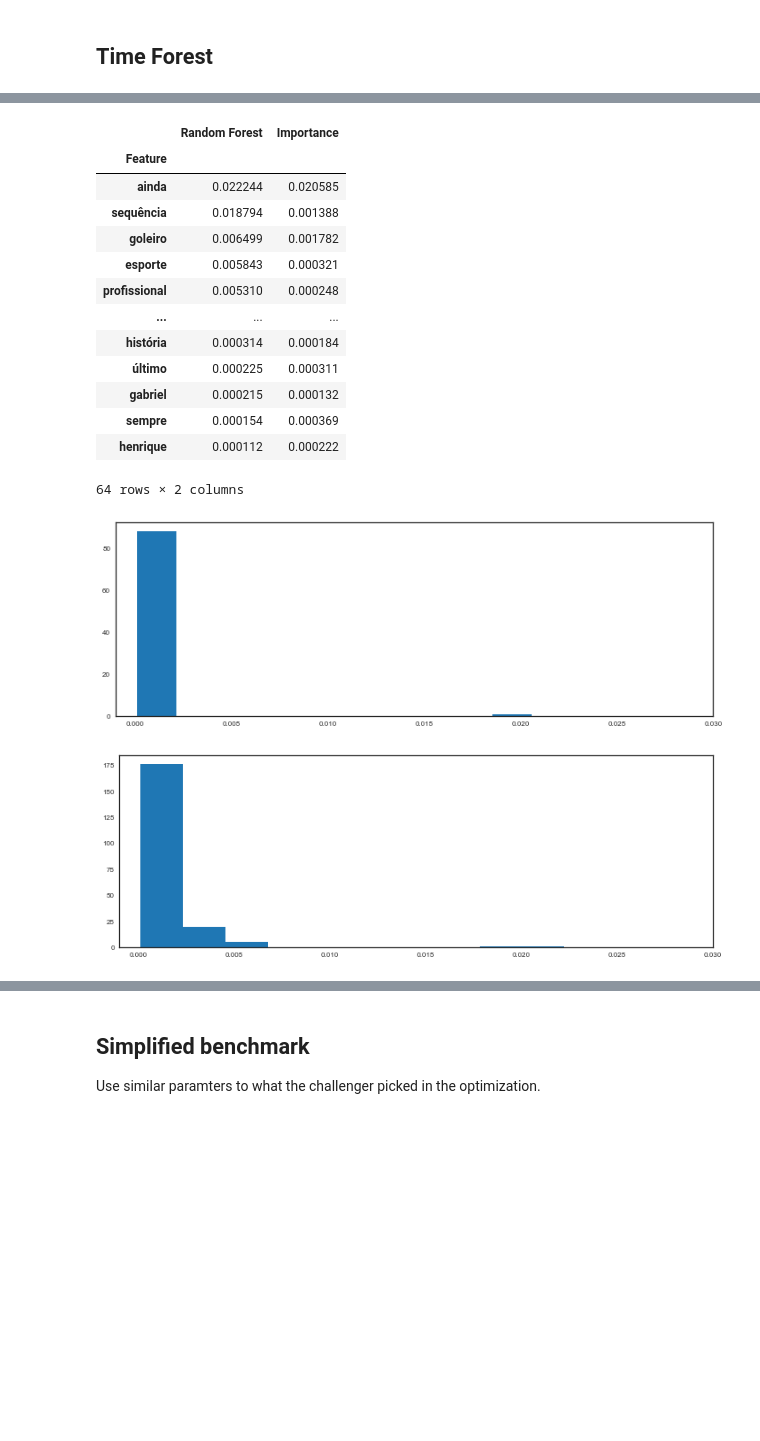
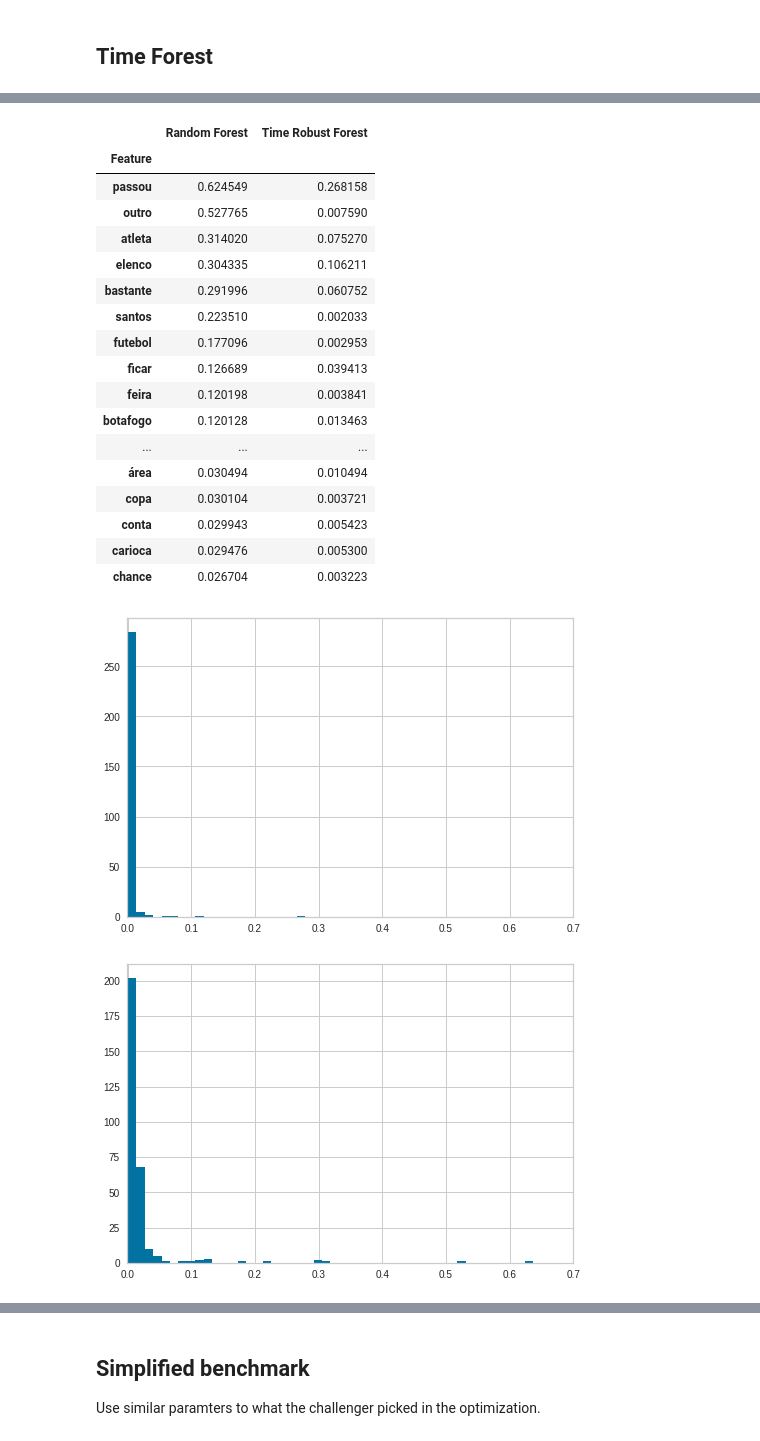
Before and after one commit to lgmoneda/time-robust-tree-paper, a Jupyter notebook: experiments/__ge_news.ipynb, the cells around one changed output, grey strips where cells are left out. Cells and saved outputs as stored; diff of their text form; code cells hidden in the pictures; blank space fills up the shorter version.

```diff
--- a/experiments/__ge_news.ipynb
+++ b/experiments/__ge_news.ipynb
@@ -151,5 +179,5 @@ train_vectors[dummy_time_column] = 1
 # %%
-model = RandomForestClassifier(max_depth=10, n_estimators=25)
+model = RandomForestClassifier(max_depth=15, n_estimators=120)
 # %%
 model.fit(train_vectors.drop(columns=[time_column, dummy_time_column]), train["target"].values)
 # %% [output]
@@ -178,11 +206,11 @@ roc_auc_score(out_of_time[target], out_of_time["prediction"])
 #               "min_sample_periods": [1, 5, 10],
 #               "period_criterion": ["max", "avg"]}
 
-params_grid = {"n_estimators": [4],
-              "max_depth": [10],
+params_grid = {"n_estimators": [120],
+              "max_depth": [10, 15],
               "min_impurity_decrease": [0, 0.0001],
-              "min_sample_periods": [1, 2],
-              "period_criterion": ["max"]}
+              "min_sample_periods": [1, 5, 10],
+              "period_criterion": ["max", "avg"]}
 
 params_grid_benchmark = params_grid.copy()
 params_grid_benchmark.pop("period_criterion")
@@ -194,12 +222,14 @@ params_grid_benchmark.pop("period_criterion")
 model = TimeForestClassifier(time_column=dummy_time_column,
                                         multi=True)
 
-benchmark_opt_param = env_wise_hyper_opt(train_vectors[features + [dummy_time_column]], train[target],
+benchmark_opt_param = env_wise_hyper_opt(train_vectors[features + [dummy_time_column]],
+                                         train[target].values,
                                          model,
                                          dummy_time_column,
                                          params_grid_benchmark,
                                          cv=5,
-                                         score=roc_auc_score)
+                                         scorer=make_scorer(roc_auc_score,
+                                                  needs_proba=True))
 
 benchmark_model = TimeForestClassifier(time_column=dummy_time_column,
                                        multi=True,
@@ -246,12 +284,14 @@ out_of_time["benchmark_prediction"] = benchmark_model.predict_proba(oot_vectors[
 model = TimeForestClassifier(time_column=time_column,
                                         multi=True)
 
-challenger_opt_param = env_wise_hyper_opt(train_vectors[features + [time_column]], train[target],
+challenger_opt_param = env_wise_hyper_opt(train_vectors[features + [time_column]],
+                                         train[target].values,
                                          model,
                                          time_column,
                                          params_grid,
                                          cv=5,
-                                         score=roc_auc_score)
+                                         scorer=make_scorer(roc_auc_score,
+                                                  needs_proba=True))
 
 challenger_model = TimeForestClassifier(time_column=time_column,
                                        multi=True,
@@ -290,27 +330,35 @@ challenger_model.feature_importance(impurity_decrease=True).head(20)
 # %%
-importance.merge(challenger_model.feature_importance(impurity_decrease=True), left_index=True, right_index=True)
+challenger_importances = challenger_model.feature_importance(impurity_decrease=True).rename(columns={"Importance": "Time Robust Forest"})
+all_importances = importance.merge(challenger_importances, left_index=True, right_index=True)
+
+all_importances.head(30)
 # %% [output]
-|  | Random Forest | Importance |
+|  | Random Forest | Time Robust Forest |
 | Feature |  |  |
-| ainda | 0.022244 | 0.020585 |
-| sequência | 0.018794 | 0.001388 |
-| goleiro | 0.006499 | 0.001782 |
-| esporte | 0.005843 | 0.000321 |
-| profissional | 0.005310 | 0.000248 |
+| passou | 0.624549 | 0.268158 |
+| outro | 0.527765 | 0.007590 |
+| atleta | 0.314020 | 0.075270 |
+| elenco | 0.304335 | 0.106211 |
+| bastante | 0.291996 | 0.060752 |
+| santos | 0.223510 | 0.002033 |
+| futebol | 0.177096 | 0.002953 |
+| ficar | 0.126689 | 0.039413 |
+| feira | 0.120198 | 0.003841 |
+| botafogo | 0.120128 | 0.013463 |
 | ... | ... | ... |
-| história | 0.000314 | 0.000184 |
-| último | 0.000225 | 0.000311 |
-| gabriel | 0.000215 | 0.000132 |
-| sempre | 0.000154 | 0.000369 |
-| henrique | 0.000112 | 0.000222 |
+| área | 0.030494 | 0.010494 |
+| copa | 0.030104 | 0.003721 |
+| conta | 0.029943 | 0.005423 |
+| carioca | 0.029476 | 0.005300 |
+| chance | 0.026704 | 0.003223 |
-64 rows × 2 columns
 # %%
-plt.hist(challenger_model.feature_importance(impurity_decrease=True)["Importance"])
-plt.xlim([-0.001, 0.03])
+bins = np.linspace(0, 0.65)
+plt.hist(challenger_model.feature_importance(impurity_decrease=True)["Importance"], bins=bins)
+plt.xlim([-0.001, 0.70])
 plt.show()
-plt.hist(benchmark_model.feature_importance(impurity_decrease=True)["Importance"])
-plt.xlim([-0.001, 0.03])
+plt.hist(benchmark_model.feature_importance(impurity_decrease=True)["Importance"], bins=bins)
+plt.xlim([-0.001, 0.70])
 plt.show()
 # %% [output]
-[figure, old version]
+[figure, new version]
-[figure, old version]
+[figure, new version]
```
Also changed, not shown: parts of 43 cells of this notebook, 1 other file.
